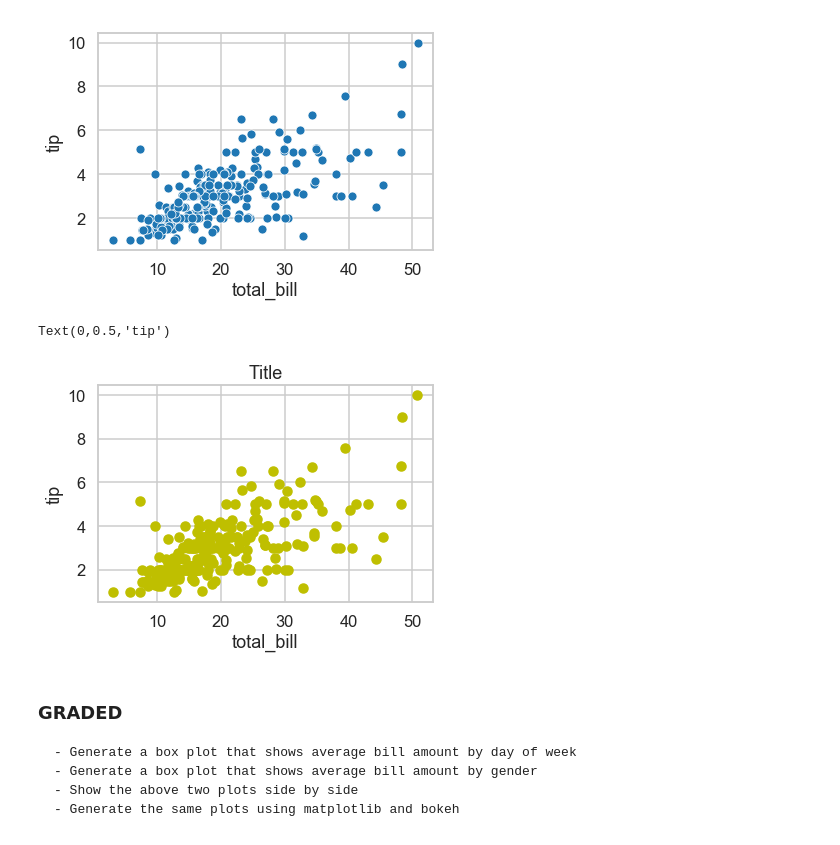
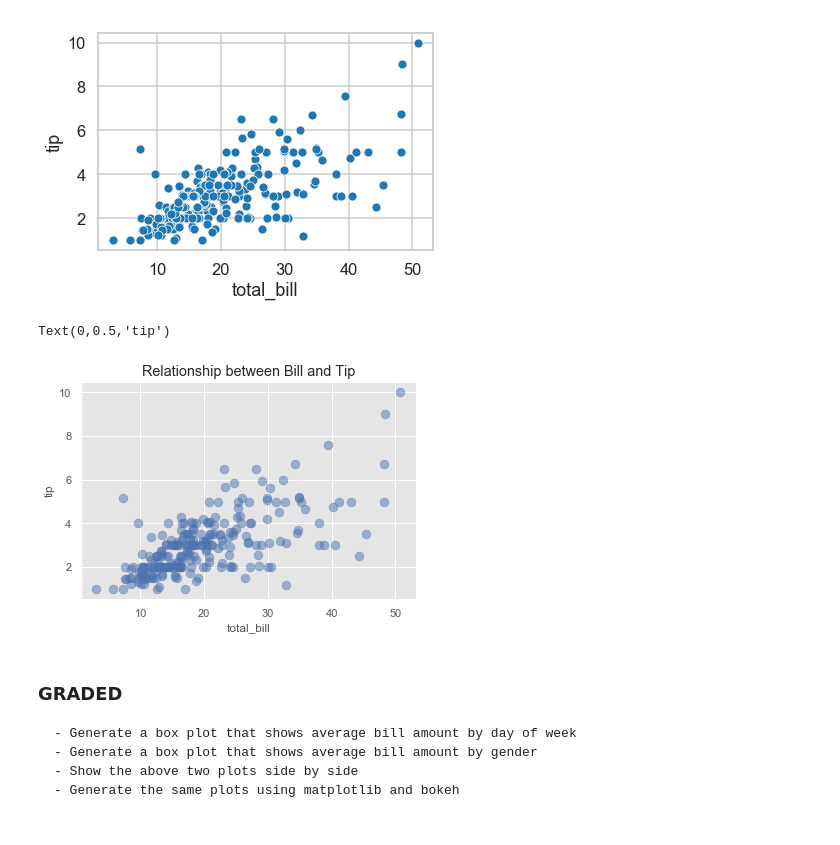
Before and after one commit to neuniversity/ALY6140, a Jupyter notebook: Assignment/Cheng_yu_liu/ChengYu_Liu_Week4_Assignment.ipynb, the cells around one changed output. Saved outputs shown, nothing was run; the diff lists cells and outputs as text; code cells hidden in the pictures.

```diff
--- a/Assignment/Cheng_yu_liu/ChengYu_Liu_Week4_Assignment.ipynb
+++ b/Assignment/Cheng_yu_liu/ChengYu_Liu_Week4_Assignment.ipynb
@@ -29,24 +20,29 @@ Use global and groupby aggregates to answer the following questions
     - Which party size gives the maximum tip as a percent of total bill amount
 # %%
 # What is the average tip amount
-print("The average tip amount: %.2f" % tips["tip"].mean())
+avg_tip = tips['tip'].mean()
+print("The average tip amount: $%.2f" % avg_tip)
 
 # What is the average bill amount
 print("\n")
-print("The average bill amount: %.2f" % tips["total_bill"].mean())
+avg_bill = tips['total_bill'].mean()
+print("The average bill amount: $%.2f" % avg_bill)
 
 # What is the average tip by gender
 print("\n")
+avg_tip_gender = tips.groupby('sex').mean()['tip']
 print("The average tip by gender:")
-print("Male: %.2f" % tips.groupby("sex").mean()["tip"][0],'\n'"Female: %.2f" % tips.groupby("sex").mean()["tip"][1])
+print("Male: %.2f" % avg_tip_gender[0],'\n'"Female: %.2f" % avg_tip_gender[1])
 
 # What is the average tip on a sunday by gender
 print("\n")
 group_sunday_gender = tips[tips["day"] == "Sun"].groupby("sex").mean()["tip"]
-
 print("The average tip on a sunday by gender:")
 print("Male: {0:.2f}" "\n" "Female: {1:.2f}".format(group_sunday_gender[0], group_sunday_gender[1]))
 
 # Which party size gives the maximum tip as a percent of total bill amount
 print("\n")
+tips["percent of total bill"] = tips["tip"] / tips["total_bill"]
+max_tip = tips.iloc[tips["percent of total bill"].idxmax()]
+print('Party size that gives the maximum tip as a percent of total bill amount:', max_tip["size"])
 # %% [output]
@@ -80,15 +79,16 @@ sns.scatterplot(tips["total_bill"],tips["tip"])
 # %%
 # matplotlib
 import matplotlib.pyplot as plt
 %matplotlib inline
+plt.style.use("ggplot")
 
-plt.scatter(tips["total_bill"], tips["tip"], c ="y")
+plt.scatter(tips["total_bill"], tips["tip"], c ="b", alpha= .5, s = 80)
+plt.title("Relationship between Bill and Tip")
 plt.xlabel("total_bill")
-plt.title("Title")
 plt.ylabel("tip")
 # %% [output]
 Text(0,0.5,'tip')
-[figure, old version]
+[figure, new version]
 # %%
 # bokeh
 from bokeh.plotting import figure, output_file, show
```
Also changed, not shown: parts of 39 cells of this notebook, 1 other file.
